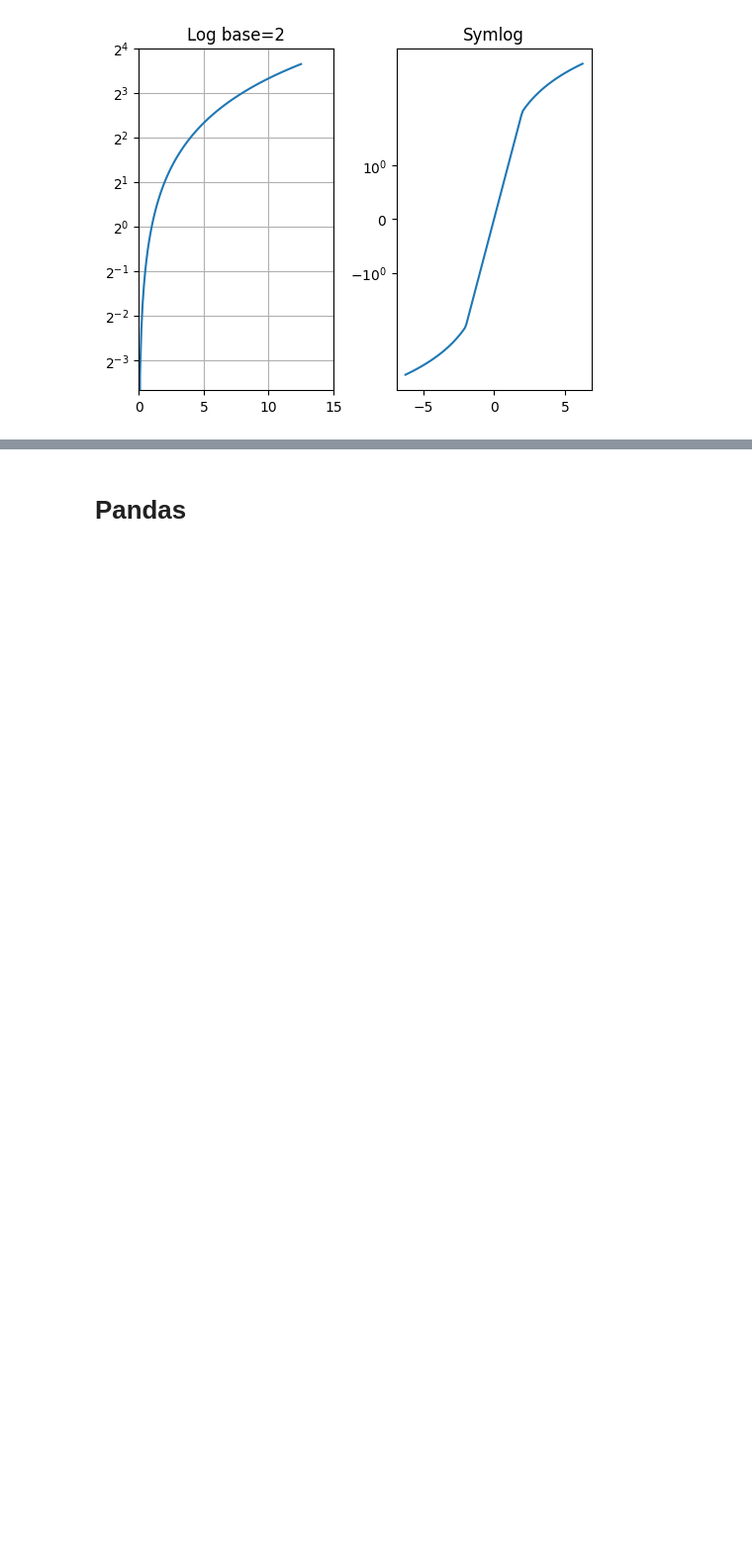
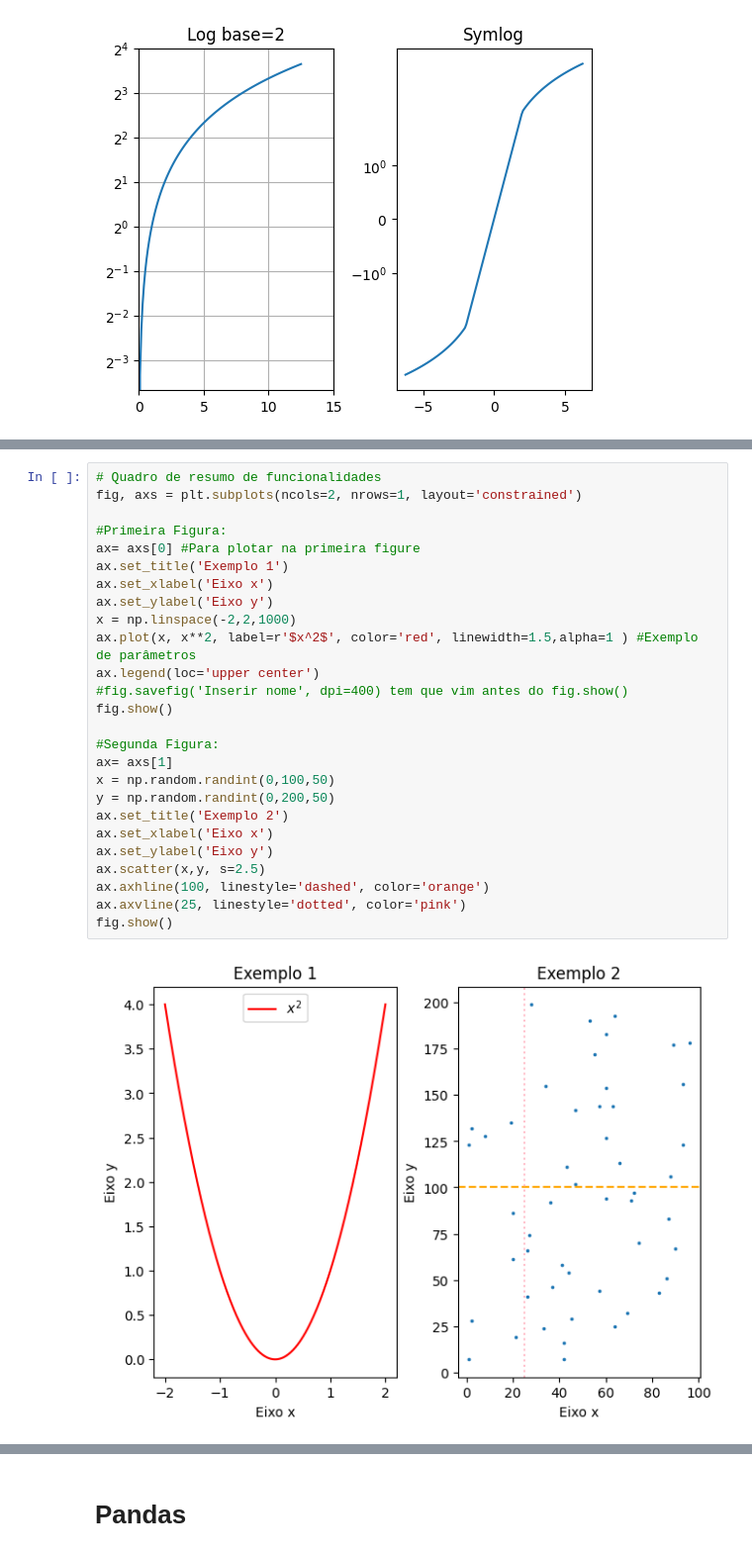
Before and after one commit to ogabrielcds/Studies_2024, a Jupyter notebook: Python_2024.ipynb, the cells around one changed output, grey strips where cells are left out. Shown at 99% size. Cells and saved outputs as stored; diff of their text form; blank space fills up the shorter version.

```diff
--- a/Python_2024.ipynb
+++ b/Python_2024.ipynb
@@ -174,0 +167,28 @@ Os valores da chave d são:
+# %%
+# Quadro de resumo de funcionalidades
+fig, axs = plt.subplots(ncols=2, nrows=1, layout='constrained')
+
+#Primeira Figura:
+ax= axs[0] #Para plotar na primeira figure
+ax.set_title('Exemplo 1')
+ax.set_xlabel('Eixo x')
+ax.set_ylabel('Eixo y')
+x = np.linspace(-2,2,1000)
+ax.plot(x, x**2, label=r'$x^2$', color='red', linewidth=1.5,alpha=1 ) #Exemplo de parâmetros
+ax.legend(loc='upper center')
+#fig.savefig('Inserir nome', dpi=400) tem que vim antes do fig.show()
+fig.show()
+
+#Segunda Figura:
+ax= axs[1]
+x = np.random.randint(0,100,50)
+y = np.random.randint(0,200,50)
+ax.set_title('Exemplo 2')
+ax.set_xlabel('Eixo x')
+ax.set_ylabel('Eixo y')
+ax.scatter(x,y, s=2.5)
+ax.axhline(100, linestyle='dashed', color='orange')
+ax.axvline(25, linestyle='dotted', color='pink')
+fig.show()
+# %% [output]
+[figure, added]
```
Also changed, not shown: parts of 15 cells of this notebook.
